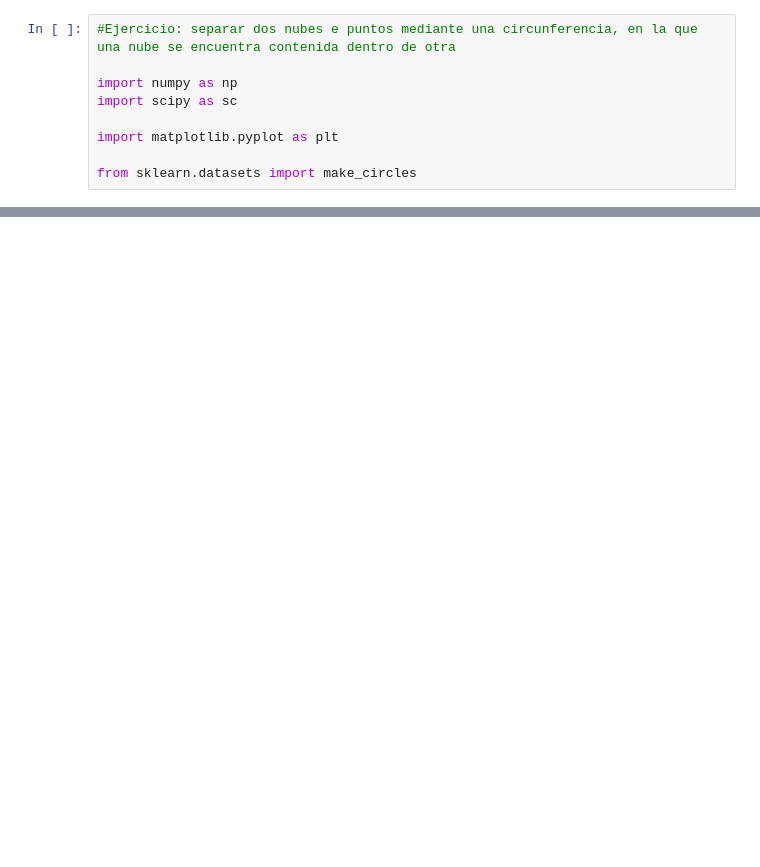
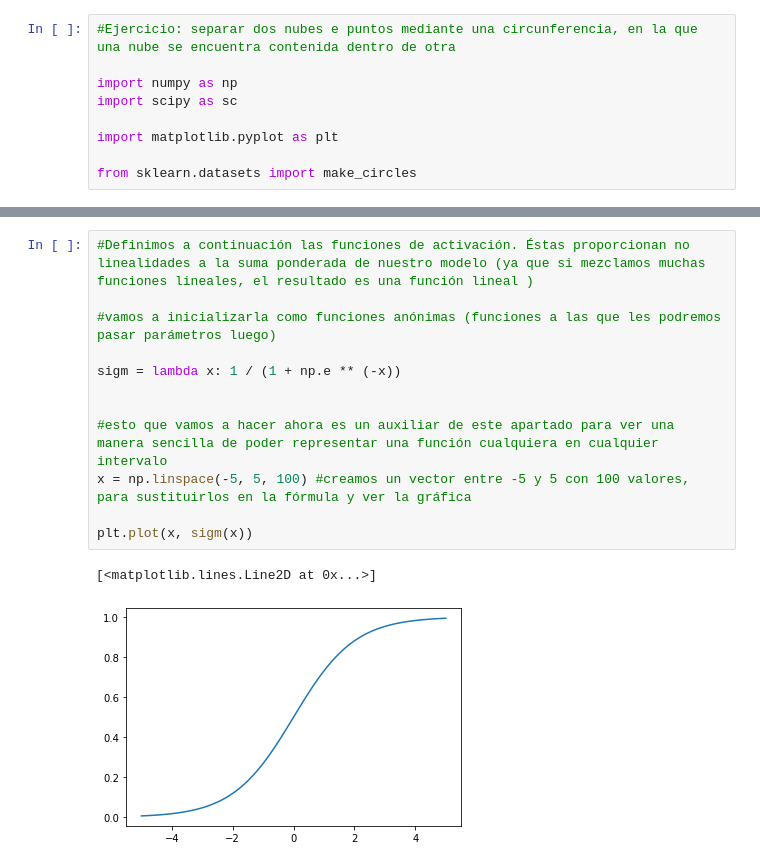
Before and after one commit to davidgc14/Notebooks_IA, a Jupyter notebook: Red neuronal desde 0.ipynb, the cells around one changed output, grey strips where cells are left out. Saved outputs shown, nothing was run; the diff lists cells and outputs as text; blank space fills up the shorter version.

Commit message:
Definiendo las funciones de activación

```diff
--- a/Red neuronal desde 0.ipynb
+++ b/Red neuronal desde 0.ipynb
@@ -34,0 +49,15 @@ plt.show()
+# %%
+#Definimos a continuación las funciones de activación. Éstas proporcionan no linealidades a la suma ponderada de nuestro modelo (ya que si mezclamos muchas funciones lineales, el resultado es una función lineal )
+
+#vamos a inicializarla como funciones anónimas (funciones a las que les podremos pasar parámetros luego)
+
+sigm = lambda x: 1 / (1 + np.e ** (-x))
+
+
+#esto que vamos a hacer ahora es un auxiliar de este apartado para ver una manera sencilla de poder representar una función cualquiera en cualquier intervalo
+x = np.linspace(-5, 5, 100) #creamos un vector entre -5 y 5 con 100 valores, para sustituirlos en la fórmula y ver la gráfica
+
+plt.plot(x, sigm(x))
+# %% [output]
+[<matplotlib.lines.Line2D at 0x...>]
+[figure, added]
```
Also changed, not shown: parts of 3 cells of this notebook.
